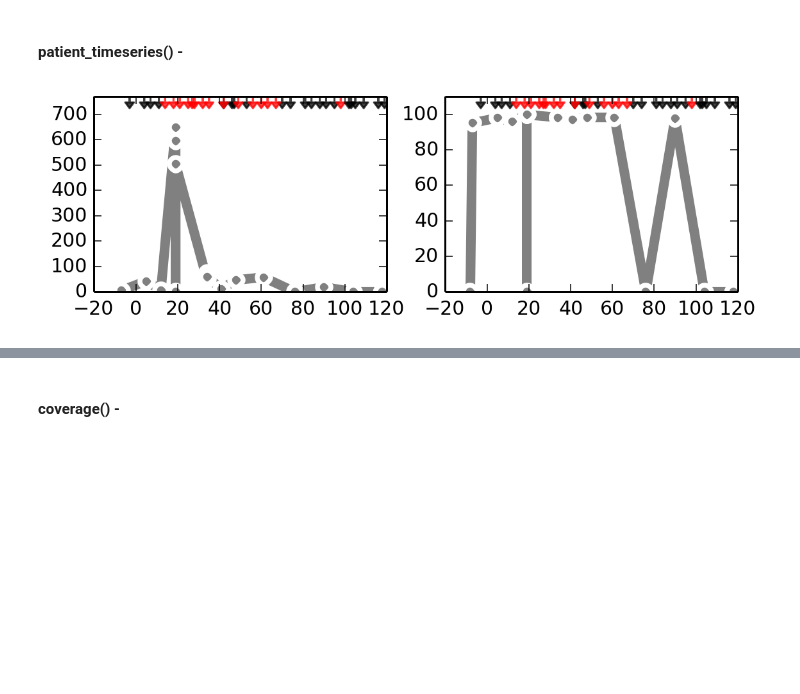
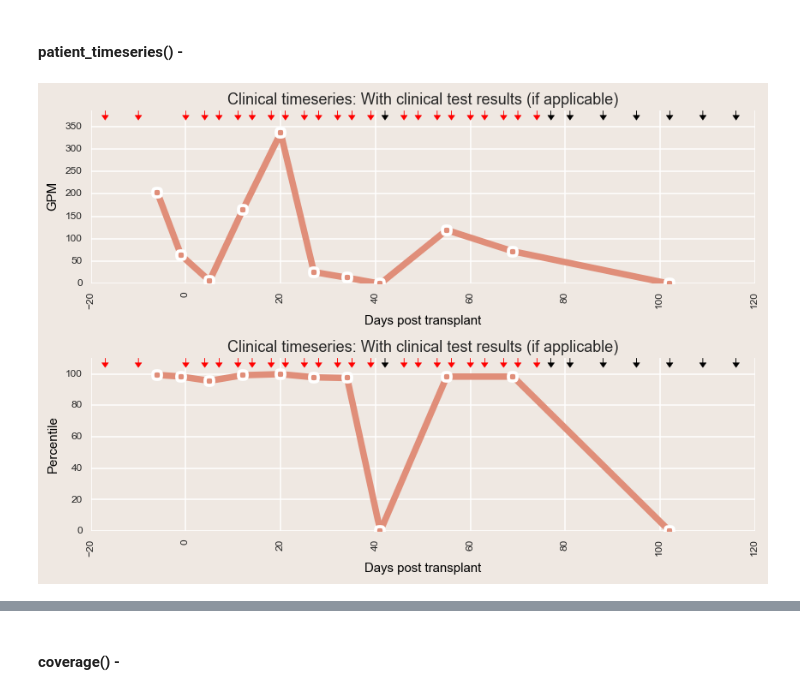
Before and after one commit to lmart999/CS229, a Jupyter notebook: ie_sql.ipynb, the cells around one changed output, grey strips where cells are left out. Cells and saved outputs as stored; diff of their text form; code cells hidden in the pictures; blank space fills up the shorter version.

```diff
--- a/ie_sql.ipynb
+++ b/ie_sql.ipynb
@@ -439,7 +445,7 @@ ax.axhline(sample_data[variety][0],color='k',lw=1)
 # %% [markdown]
 #### patient_infection() -
 # %%
-patient='I6'
+patient='I8'
 taxID='10358' # 4930, 1743, 48736 110456
 taxID=int(taxID) # *** Change type --- passed as string, but int in dataframes ***
 # %%
@@ -563,64 +564,67 @@ clinical_tax_encode.set_index(level,inplace=True)
 try:
     clinical_infection_name=clinical_tax_encode.loc[taxID,'Clinical_ID']
 except KeyError:
     clinical_infection_name=''
     print "TaxID not linked to clinical test."
 clinical_data_patient=sql.read_sql("select DaysPostTX_test,Test_Result,Tested_Infection "
                            "from Clinical_Table "
                            "WHERE Clinical_Table.Patient_ID = '%s' "%patient, conn)
 clinical_data_patient.set_index('Tested_Infection',inplace=True)
 try:
     results_flag=True
     clinical_results_patient=clinical_data_patient.loc[clinical_infection_name]
 except KeyError:
     results_flag=False
     print "Infection not tested in patient."
 
-# Plot results
-color='Grey'
+# Plot
+fig,(ax1, ax2) = plt.subplots(2,1)
 alpha=1
 z=1
 
-# GPM
-plt.subplot(2,2,1)
-plt.plot(days,gpm_plot,'o-',color=color,ms=7,mew=2.5,mec='white',linewidth=5,alpha=alpha,zorder=z,label=getName(taxID))
+ax1.plot(days,gpm_plot,'o-',color=plot_color,ms=7,mew=2.5,mec='white',linewidth=5,alpha=alpha,zorder=z,label=getName(taxID))
+limits = ax1.axis()
+ymax=limits[3]*1.1
+ax1.set_ylim([0,limits[3]*1.1])
+arrowYScale=np.abs(limits[3]-limits[2])*0.03
+arrowXScale=np.abs(limits[1]-limits[0])*0.01
+alpha=1
 
-plt.ylim([0,plt.ylim()[1]*1.1])
-
-# Expand y-axis for addition of clinical arrows / annotation.
-ymax=plt.ylim()[1]
-arrowYScale=np.abs(plt.ylim()[0]-plt.ylim()[1])*0.03
-arrowXScale=np.abs(plt.xlim()[0]-plt.xlim()[1])*0.03
-alpha=0.75
-
-# Plot arrows
 if results_flag:
     for d in clinical_results_patient.loc[clinical_results_patient['Test_Result']==0,'DaysPostTX_test']:
-        plt.arrow(d,ymax,0.0,-1*arrowYScale,fc='black', ec='black',head_width=arrowXScale,head_length=1.0*arrowYScale,alpha=alpha)
+        ax1.arrow(d,ymax,0.0,-1*arrowYScale,fc='black', ec='black',head_width=arrowXScale,head_length=1.0*arrowYScale,alpha=alpha)
     for d in clinical_results_patient.loc[clinical_results_patient['Test_Result']==1,'DaysPostTX_test']:
-        plt.arrow(d,ymax,0.0,-1*arrowYScale, fc='red', ec='red',head_width=arrowXScale,head_length=1.0*arrowYScale,alpha=alpha)
+        ax1.arrow(d,ymax,0.0,-1*arrowYScale, fc='red', ec='red',head_width=arrowXScale,head_length=1.0*arrowYScale,alpha=alpha)
 
-# Percentile
+plt.setp(ax1.get_xticklabels(), rotation='vertical', fontsize=8)
+plt.setp(ax1.get_yticklabels(), rotation='horizontal', fontsize=8)
+ax1.set_xlabel('Days post transplant', fontsize = 10)
+ax1.set_ylabel('GPM', fontsize = 10)
+ax1.set_title('Clinical timeseries: With clinical test results (if applicable)',fontsize = 12)
+
+ax2.plot(days,per_plot,'o-',color=plot_color,ms=7,mew=2.5,mec='white',linewidth=5,alpha=alpha,zorder=z,label=getName(taxID))
+limits = ax2.axis()
+ymax=limits[3]*1.1
+ax2.set_ylim([0,limits[3]*1.1])
+arrowYScale=np.abs(limits[3]-limits[2])*0.03
+arrowXScale=np.abs(limits[1]-limits[0])*0.01
 alpha=1
-plt.subplot(2,2,2)
-plt.plot(days,per_plot,'o-',color=color,ms=7,mew=2.5,mec='white',linewidth=5,alpha=alpha,zorder=z,label=getName(taxID))
 
-plt.ylim([0,plt.ylim()[1]*1.1])
-
-# Expand y-axis for addition of clinical arrows / annotation.
-ymax=plt.ylim()[1]
-arrowYScale=np.abs(plt.ylim()[0]-plt.ylim()[1])*0.03
-arrowXScale=np.abs(plt.xlim()[0]-plt.xlim()[1])*0.03
-alpha=0.75
-
-# Plot arrows
 if results_flag:
     for d in clinical_results_patient.loc[clinical_results_patient['Test_Result']==0,'DaysPostTX_test']:
-        plt.arrow(d,ymax,0.0,-1*arrowYScale,fc='black', ec='black',head_width=arrowXScale,head_length=1.0*arrowYScale,alpha=alpha)
+        ax2.arrow(d,ymax,0.0,-1*arrowYScale,fc='black', ec='black',head_width=arrowXScale,head_length=1.0*arrowYScale,alpha=alpha)
     for d in clinical_results_patient.loc[clinical_results_patient['Test_Result']==1,'DaysPostTX_test']:
-        plt.arrow(d,ymax,0.0,-1*arrowYScale, fc='red', ec='red',head_width=arrowXScale,head_length=1.0*arrowYScale,alpha=alpha)
+        ax2.arrow(d,ymax,0.0,-1*arrowYScale, fc='red', ec='red',head_width=arrowXScale,head_length=1.0*arrowYScale,alpha=alpha)
+
+plt.setp(ax2.get_xticklabels(), rotation='vertical', fontsize=8)
+plt.setp(ax2.get_yticklabels(), rotation='horizontal', fontsize=8)
+ax2.set_xlabel('Days post transplant', fontsize = 10)
+ax2.set_ylabel('Percentile', fontsize = 10)
+ax2.set_title('Clinical timeseries: With clinical test results (if applicable)',fontsize = 12)
+
+plt.tight_layout()
 # %% [output]
-[figure, old version]
+[figure, new version]
 # %%
 clinical_data_all=sql.read_sql("select * "
                            "from Clinical_Table " , conn)
```
Also changed, not shown: parts of 11 cells of this notebook.
